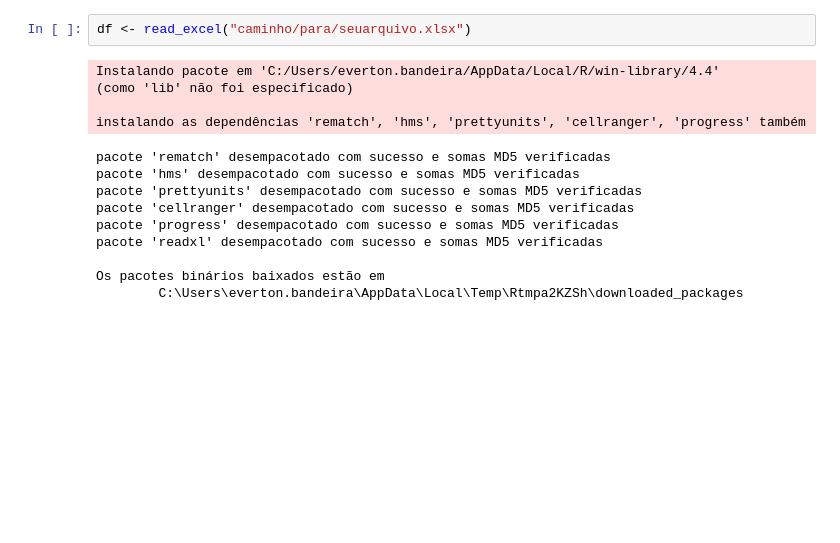
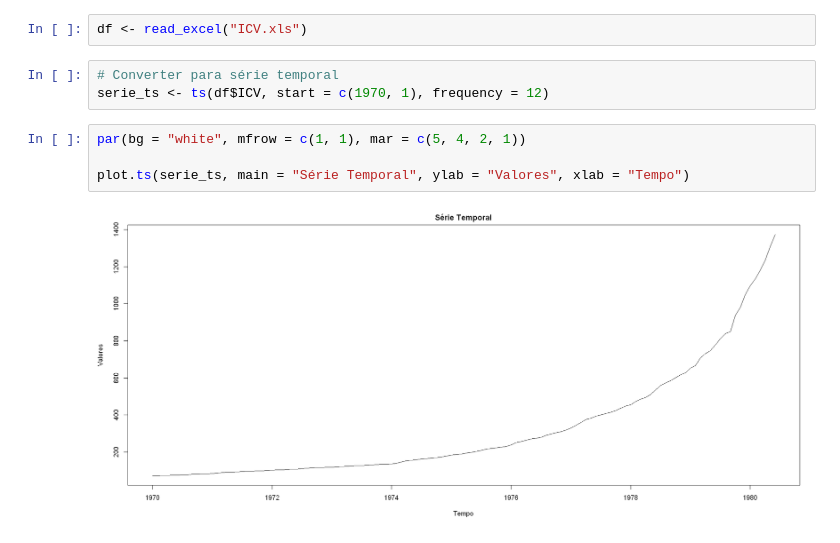
Before and after one commit to engebandeira/EstudosSeriesTemporais, a Jupyter notebook: teste_r.ipynb, the cells around one changed output. Cells and saved outputs as stored; diff of their text form; blank space fills up the shorter version.

```diff
--- a/teste_r.ipynb
+++ b/teste_r.ipynb
@@ -19,16 +28,11 @@ O seguinte objeto é mascarado por 'package:utils':
 # %%
-df <- read_excel("caminho/para/seuarquivo.xlsx")
+df <- read_excel("ICV.xls")
-# %% [output]
-Instalando pacote em 'C:/Users/everton.bandeira/AppData/Local/R/win-library/4.4'
-(como 'lib' não foi especificado)
-
-instalando as dependências 'rematch', 'hms', 'prettyunits', 'cellranger', 'progress' também
-pacote 'rematch' desempacotado com sucesso e somas MD5 verificadas
-pacote 'hms' desempacotado com sucesso e somas MD5 verificadas
-pacote 'prettyunits' desempacotado com sucesso e somas MD5 verificadas
-pacote 'cellranger' desempacotado com sucesso e somas MD5 verificadas
-pacote 'progress' desempacotado com sucesso e somas MD5 verificadas
-pacote 'readxl' desempacotado com sucesso e somas MD5 verificadas
-
-Os pacotes binários baixados estão em
-        C:\Users\everton.bandeira\AppData\Local\Temp\Rtmpa2KZSh\downloaded_packages
+# %%
+# Converter para série temporal
+serie_ts <- ts(df$ICV, start = c(1970, 1), frequency = 12)
+# %%
+par(bg = "white", mfrow = c(1, 1), mar = c(5, 4, 2, 1))
+
+plot.ts(serie_ts, main = "Série Temporal", ylab = "Valores", xlab = "Tempo")
+# %% [output]
+[figure, added]
```
Also changed, not shown: parts of 13 cells of this notebook.
